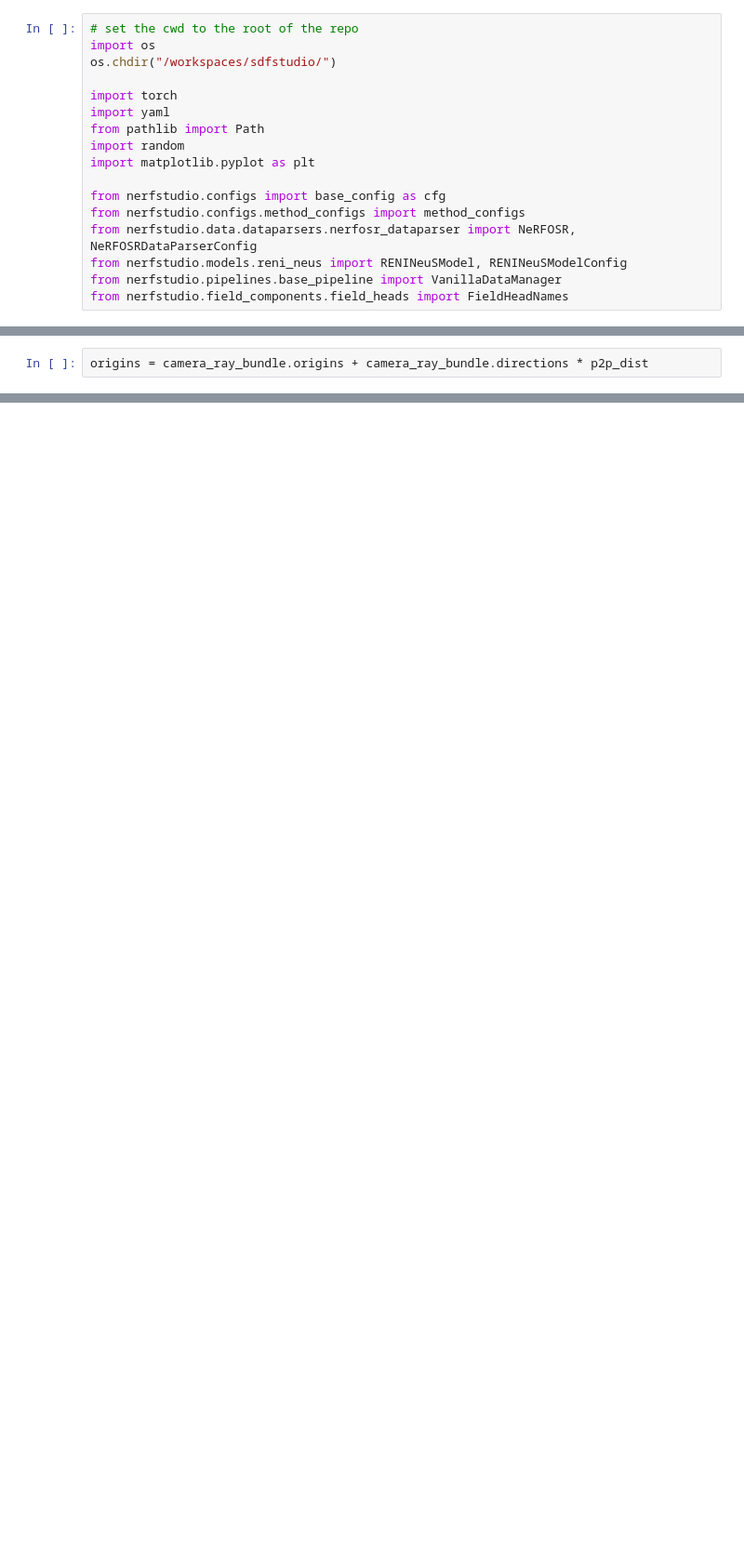
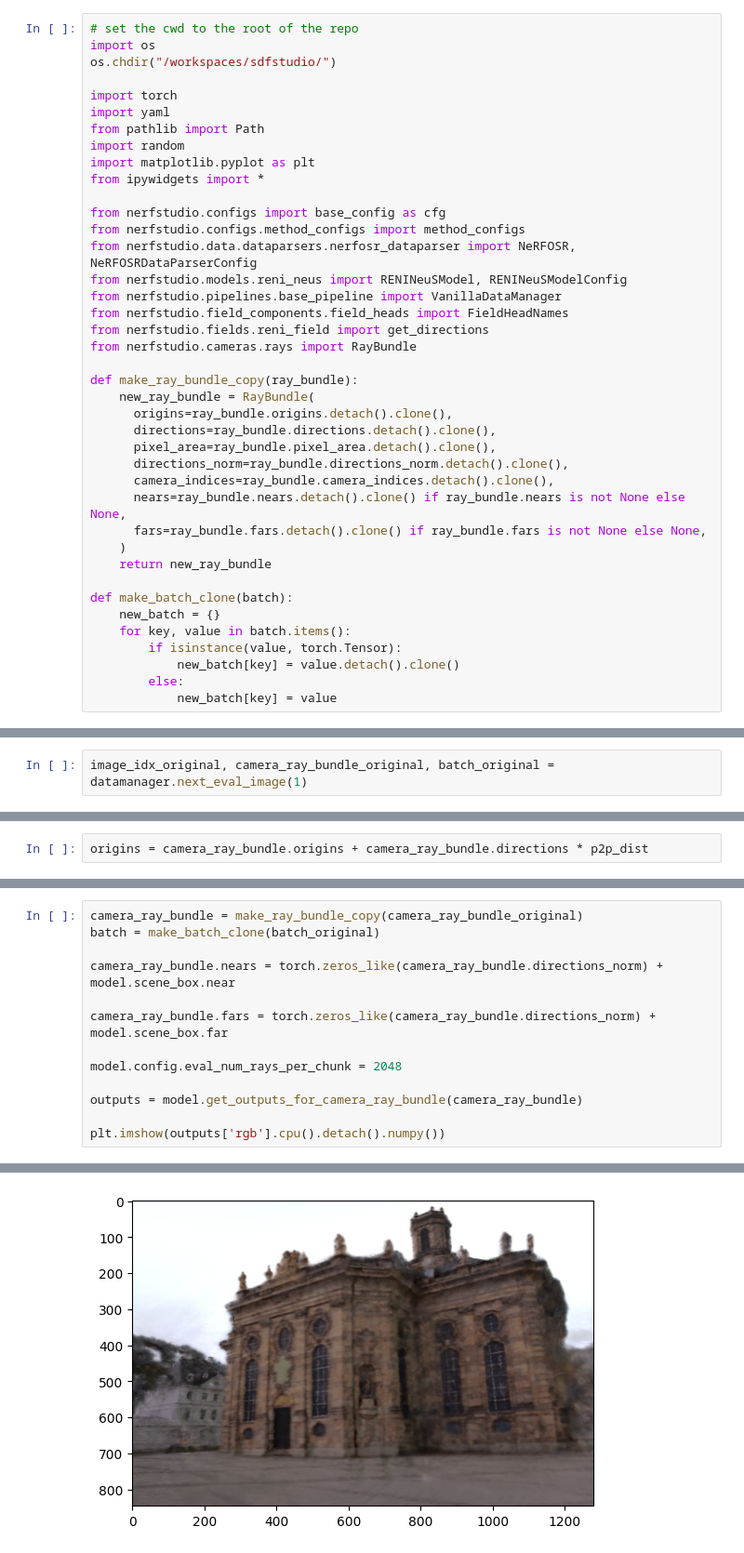
Before and after one commit to JADGardner/sdfstudio, a Jupyter notebook: notebooks/sdf_tests.ipynb, the cells around one changed output, grey strips where cells are left out. Shown at 93% size. Saved outputs shown, nothing was run; the diff lists cells and outputs as text; blank space fills up the shorter version.

```diff
--- a/notebooks/sdf_tests.ipynb
+++ b/notebooks/sdf_tests.ipynb
@@ -8,6 +8,7 @@ import yaml
 from pathlib import Path
 import random
 import matplotlib.pyplot as plt
+from ipywidgets import *
 
 from nerfstudio.configs import base_config as cfg
 from nerfstudio.configs.method_configs import method_configs
@@ -15,6 +16,28 @@ from nerfstudio.data.dataparsers.nerfosr_dataparser import NeRFOSR, NeRFOSRDataP
 from nerfstudio.models.reni_neus import RENINeuSModel, RENINeuSModelConfig
 from nerfstudio.pipelines.base_pipeline import VanillaDataManager
 from nerfstudio.field_components.field_heads import FieldHeadNames
+from nerfstudio.fields.reni_field import get_directions
+from nerfstudio.cameras.rays import RayBundle
+
+def make_ray_bundle_copy(ray_bundle):
+    new_ray_bundle = RayBundle(
+      origins=ray_bundle.origins.detach().clone(),
+      directions=ray_bundle.directions.detach().clone(),
+      pixel_area=ray_bundle.pixel_area.detach().clone(),
+      directions_norm=ray_bundle.directions_norm.detach().clone(),
+      camera_indices=ray_bundle.camera_indices.detach().clone(),
+      nears=ray_bundle.nears.detach().clone() if ray_bundle.nears is not None else None,
+      fars=ray_bundle.fars.detach().clone() if ray_bundle.fars is not None else None,
+    )
+    return new_ray_bundle
+
+def make_batch_clone(batch):
+    new_batch = {}
+    for key, value in batch.items():
+        if isinstance(value, torch.Tensor):
+            new_batch[key] = value.detach().clone()
+        else:
+            new_batch[key] = value
 # %%
 # setup config
 test_mode = 'val'
@@ -108 +137,3 @@ camera_indices = camera_ray_bundle.camera_indices # [H, W, 1, 1]
+# %%
+image_idx_original, camera_ray_bundle_original, batch_original = datamanager.next_eval_image(1)
 # %%
@@ -225,0 +210,14 @@ tensor(6.7890, device='cuda:0', grad_fn=<MaxBackward1>)
+# %%
+camera_ray_bundle = make_ray_bundle_copy(camera_ray_bundle_original)
+batch = make_batch_clone(batch_original)
+
+camera_ray_bundle.nears = torch.zeros_like(camera_ray_bundle.directions_norm) + model.scene_box.near
+
+camera_ray_bundle.fars = torch.zeros_like(camera_ray_bundle.directions_norm) + model.scene_box.far
+
+model.config.eval_num_rays_per_chunk = 2048
+
+outputs = model.get_outputs_for_camera_ray_bundle(camera_ray_bundle)
+
+plt.imshow(outputs['rgb'].cpu().detach().numpy())
+# %% [output]
@@ -225,0 +225 @@ tensor(6.7890, device='cuda:0', grad_fn=<MaxBackward1>)
+[figure, added]
```
Also changed, not shown: parts of 25 cells of this notebook, 1 other file.
